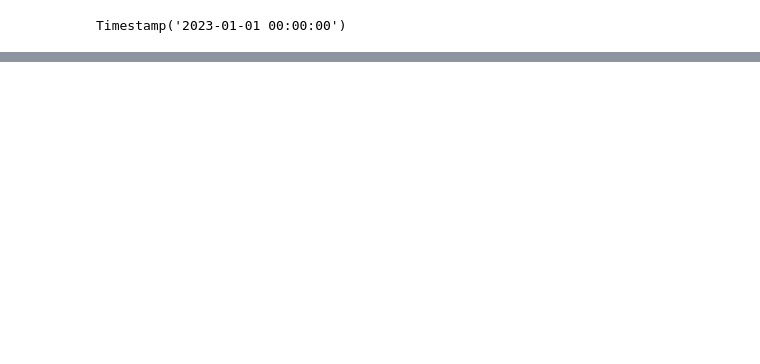
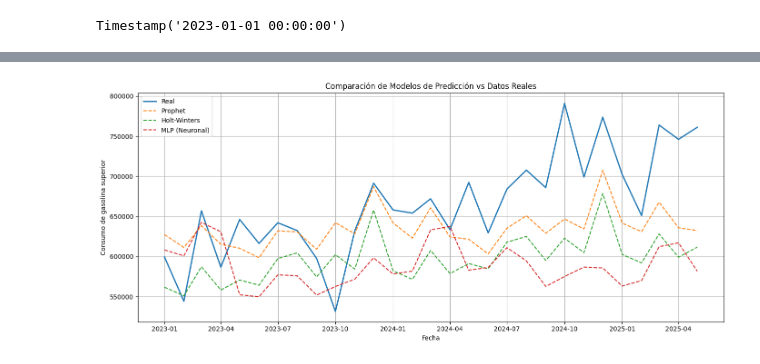
Before and after one commit to DanielRasho/DS-Lab1, a Jupyter notebook: reporteGerax.ipynb, the cells around one changed output, grey strips where cells are left out. Saved outputs shown, nothing was run; the diff lists cells and outputs as text; code cells hidden in the pictures; blank space fills up the shorter version.

Commit message:
feat: commit significativo, sera? ver para creer no? que dice la primera linea?

```diff
--- a/reporteGerax.ipynb
+++ b/reporteGerax.ipynb
@@ -619,0 +407,9 @@ p-value: 0.09537755906053796
+# %%
+from statsmodels.tsa.holtwinters import ExponentialSmoothing
+
+# Ajustar modelo HW
+hw_model = ExponentialSmoothing(train_data["Gasolina superior"], trend='add', seasonal='add', seasonal_periods=12)
+hw_fit = hw_model.fit()
+
+pred_hw = hw_fit.forecast(steps=len(test_data))
+pred_hw.index = test_data.index
@@ -619,0 +480,16 @@ p-value: 0.09537755906053796
+# %%
+from sklearn.metrics import mean_absolute_error
+
+comparison_df = pd.DataFrame({
+    "Real": test_data["Gasolina superior"],
+    "Prophet": pred_prophet,
+    "Holt-Winters": pred_hw,
+    "MLP (Neuronal)": pred_mlp
+})
+
+print(comparison_df)
+
+
+print("MAE Prophet:", mean_absolute_error(comparison_df["Real"], comparison_df["Prophet"]))
+print("MAE Holt-Winters:", mean_absolute_error(comparison_df["Real"], comparison_df["Holt-Winters"]))
+print("MAE MLP:", mean_absolute_error(comparison_df["Real"], comparison_df["MLP (Neuronal)"]))
@@ -619,0 +514,22 @@ p-value: 0.09537755906053796
+# %%
+
+# Asegurarte de que el índice sea de tipo datetime para una buena visualización
+comparison_df.index = pd.to_datetime(comparison_df.index)
+
+# Graficar
+plt.figure(figsize=(14, 6))
+
+plt.plot(comparison_df["Real"], label="Real", linewidth=2)
+plt.plot(comparison_df["Prophet"], label="Prophet", linestyle="--")
+plt.plot(comparison_df["Holt-Winters"], label="Holt-Winters", linestyle="--")
+plt.plot(comparison_df["MLP (Neuronal)"], label="MLP (Neuronal)", linestyle="--")
+
+plt.title("Comparación de Modelos de Predicción vs Datos Reales")
+plt.xlabel("Fecha")
+plt.ylabel("Consumo de gasolina superior")
+plt.legend()
+plt.grid(True)
+plt.tight_layout()
+plt.show()
+# %% [output]
+[figure, added]
```
Also changed, not shown: parts of 108 cells of this notebook.
